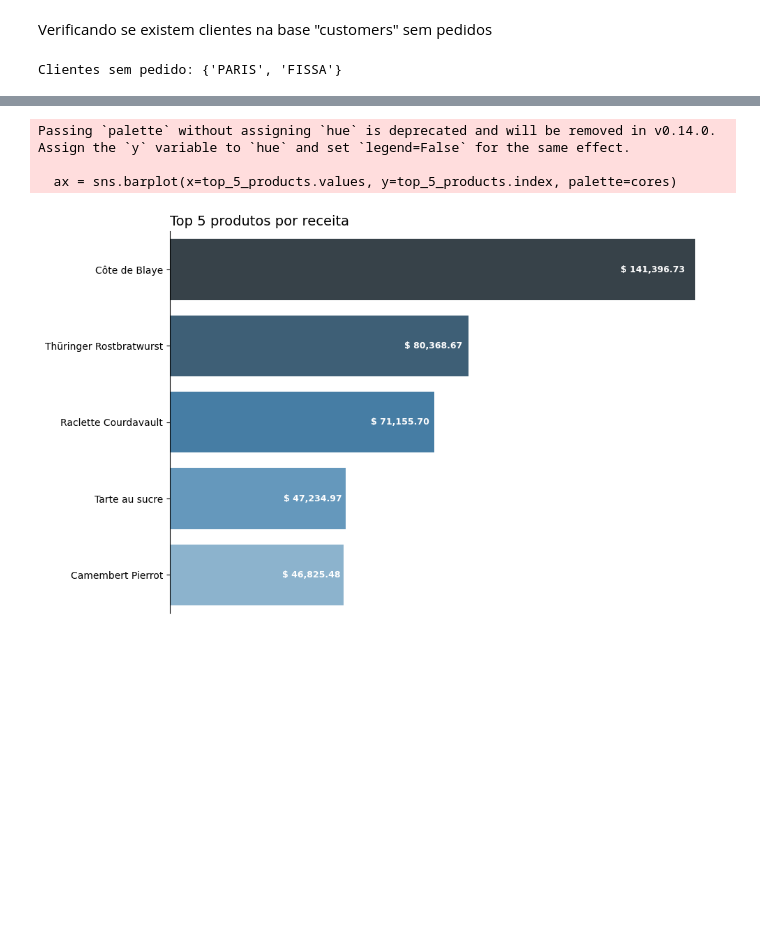
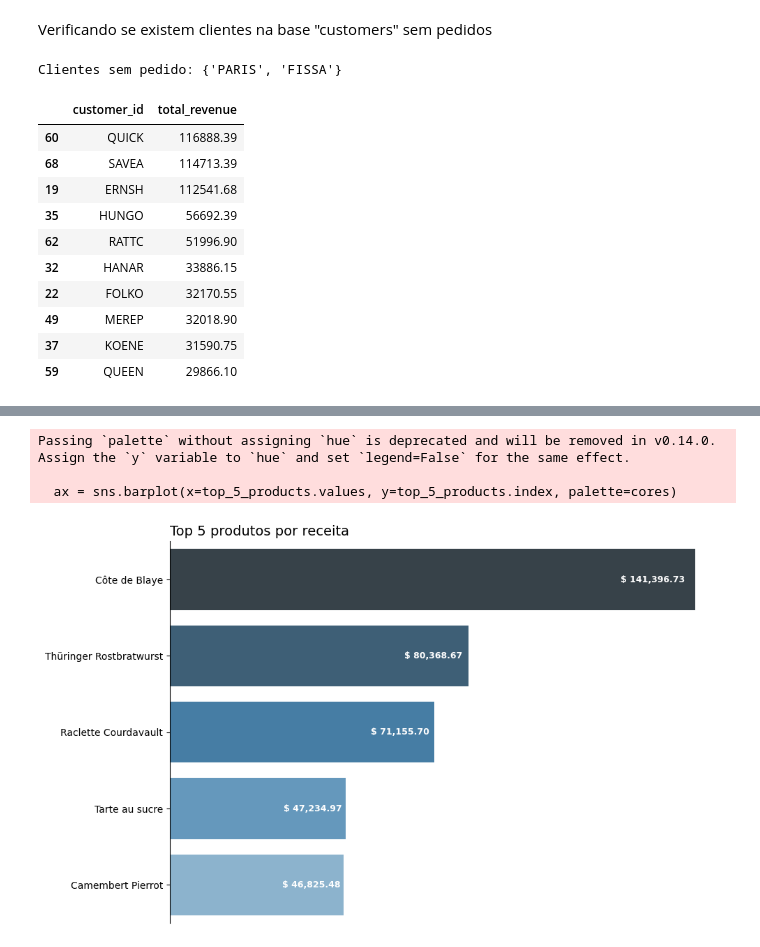
Before and after one commit to raulward/projeto-northwind, a Jupyter notebook: woorkbook.ipynb, the cells around one changed output, grey strips where cells are left out. Drawn from its saved outputs; the diff is of its cells as text; code cells hidden in the pictures; blank space fills up the shorter version.

Commit message:
adding product and customer analysis comments

```diff
--- a/woorkbook.ipynb
+++ b/woorkbook.ipynb
@@ -616,3 +616,31 @@ clientes_sem_pedido = clientes_totais - clientes_com_pedidos
 print(f"Clientes sem pedido: {clientes_sem_pedido}")
 # %% [output]
 Clientes sem pedido: {'PARIS', 'FISSA'}
+# %%
+clients_by_revenue = (
+    northwind
+    .groupby('customer_id')['total_item']
+    .sum()
+    .reset_index()
+    .rename(columns={'total_item': 'total_revenue'})
+)
+
+top_10_clients_by_revenue = (
+    clients_by_revenue
+    .sort_values('total_revenue', ascending=False)
+    .head(10)
+)
+
+top_10_clients_by_revenue
+# %% [output]
+|  | customer_id | total_revenue |
+| 60 | QUICK | 116888.39 |
+| 68 | SAVEA | 114713.39 |
+| 19 | ERNSH | 112541.68 |
+| 35 | HUNGO | 56692.39 |
+| 62 | RATTC | 51996.90 |
+| 32 | HANAR | 33886.15 |
+| 22 | FOLKO | 32170.55 |
+| 49 | MEREP | 32018.90 |
+| 37 | KOENE | 31590.75 |
+| 59 | QUEEN | 29866.10 |
```
Also changed, not shown: parts of 3 cells of this notebook.
